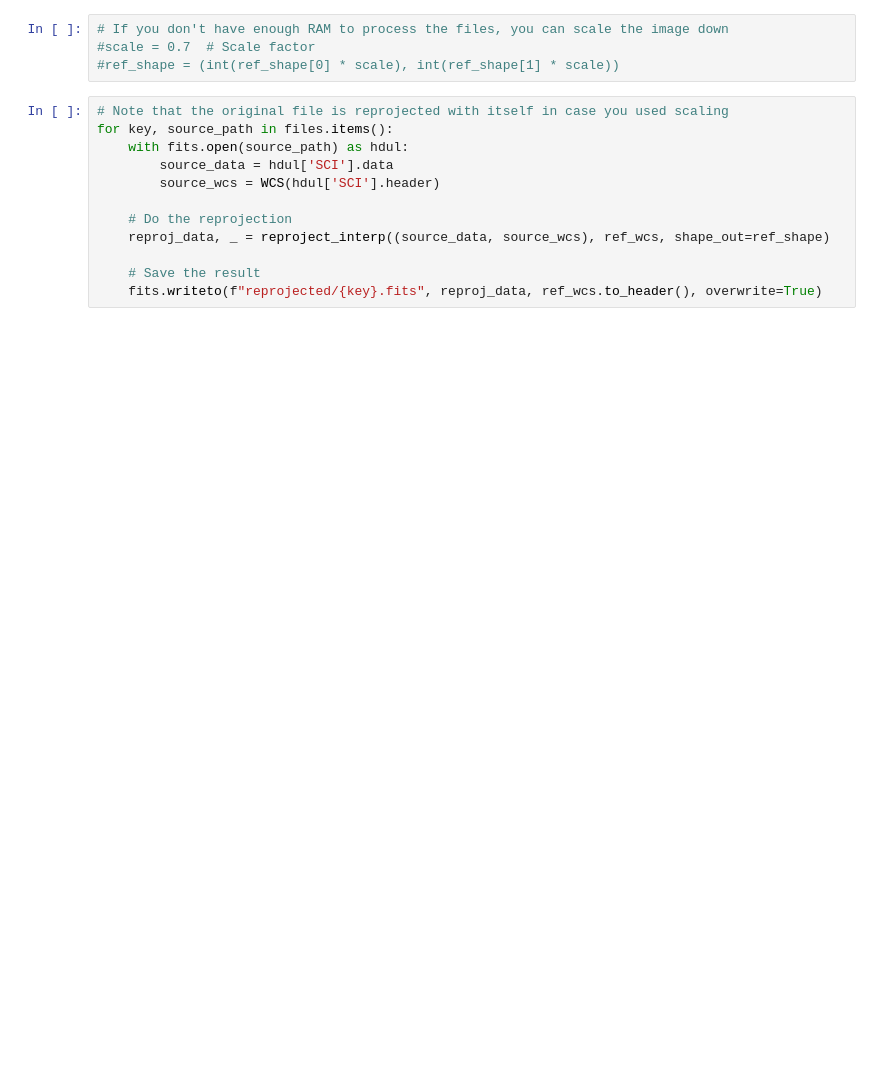
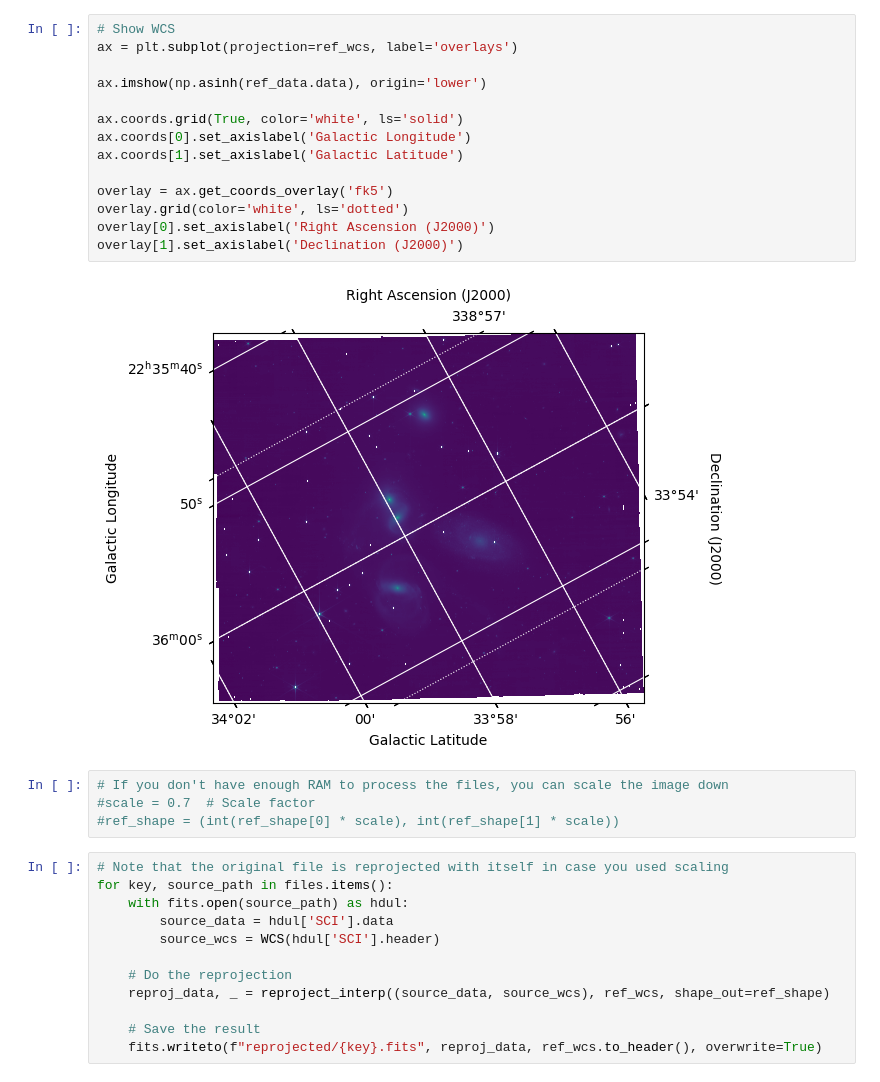
Before and after one commit to ArtyNar/AstroVis, a Jupyter notebook: Stephans Quintet/reproject.ipynb, the cells around one changed output. Drawn from its saved outputs; the diff is of its cells as text; blank space fills up the shorter version.

```diff
--- a/Stephans Quintet/reproject.ipynb
+++ b/Stephans Quintet/reproject.ipynb
@@ -34,3 +49,19 @@ Set OBSGEO-H to 1698349907.940 from OBSGEO-[XYZ]'. [astropy.wcs.wcs]
+# %%
+# Show WCS
+ax = plt.subplot(projection=ref_wcs, label='overlays')
+
+ax.imshow(np.asinh(ref_data.data), origin='lower')
+
+ax.coords.grid(True, color='white', ls='solid')
+ax.coords[0].set_axislabel('Galactic Longitude')
+ax.coords[1].set_axislabel('Galactic Latitude')
+
+overlay = ax.get_coords_overlay('fk5')
+overlay.grid(color='white', ls='dotted')
+overlay[0].set_axislabel('Right Ascension (J2000)')
+overlay[1].set_axislabel('Declination (J2000)')
+# %% [output]
+[figure, added]
 # %%
 # If you don't have enough RAM to process the files, you can scale the image down
 #scale = 0.7  # Scale factor
```
Also changed, not shown: parts of 3 cells of this notebook.
